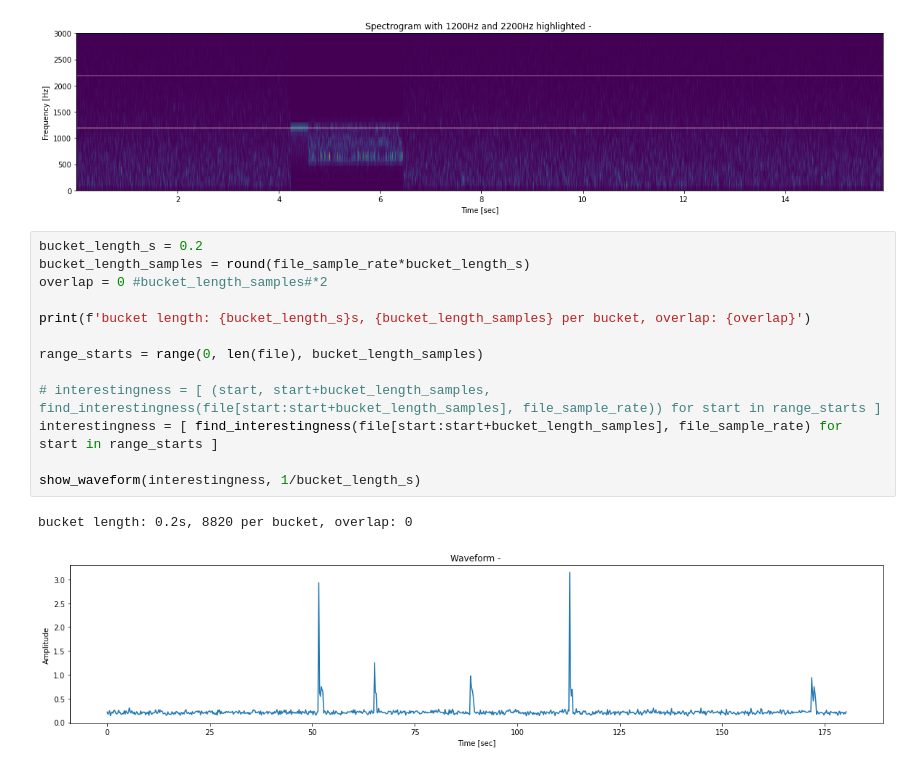
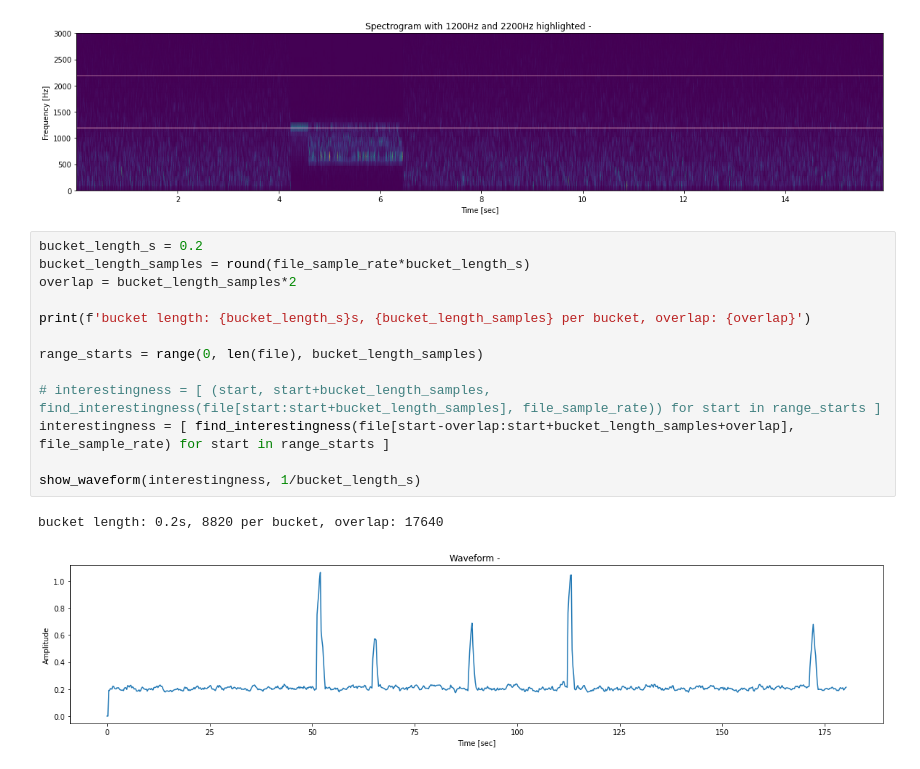
Before and after one commit to thomastoye/aprs-ax25-from-scratch, a Jupyter notebook: notebooks/notebook.ipynb, the cells around one changed output. Saved outputs shown, nothing was run; the diff lists cells and outputs as text.

Commit message:
Add overlap parameter

```diff
--- a/notebooks/notebook.ipynb
+++ b/notebooks/notebook.ipynb
@@ -531,16 +531,16 @@ f, t, Sxx = spectrogram(x, fs)
 # %%
 bucket_length_s = 0.2
 bucket_length_samples = round(file_sample_rate*bucket_length_s)
-overlap = 0 #bucket_length_samples#*2
+overlap = bucket_length_samples*2
 
 print(f'bucket length: {bucket_length_s}s, {bucket_length_samples} per bucket, overlap: {overlap}')
 
 range_starts = range(0, len(file), bucket_length_samples)
 
 # interestingness = [ (start, start+bucket_length_samples, find_interestingness(file[start:start+bucket_length_samples], file_sample_rate)) for start in range_starts ]
-interestingness = [ find_interestingness(file[start:start+bucket_length_samples], file_sample_rate) for start in range_starts ]
+interestingness = [ find_interestingness(file[start-overlap:start+bucket_length_samples+overlap], file_sample_rate) for start in range_starts ]
 
 show_waveform(interestingness, 1/bucket_length_s)
 # %% [output]
-bucket length: 0.2s, 8820 per bucket, overlap: 0
+bucket length: 0.2s, 8820 per bucket, overlap: 17640
-[figure, old version]
+[figure, new version]
```
Also changed, not shown: parts of 4 cells of this notebook.
